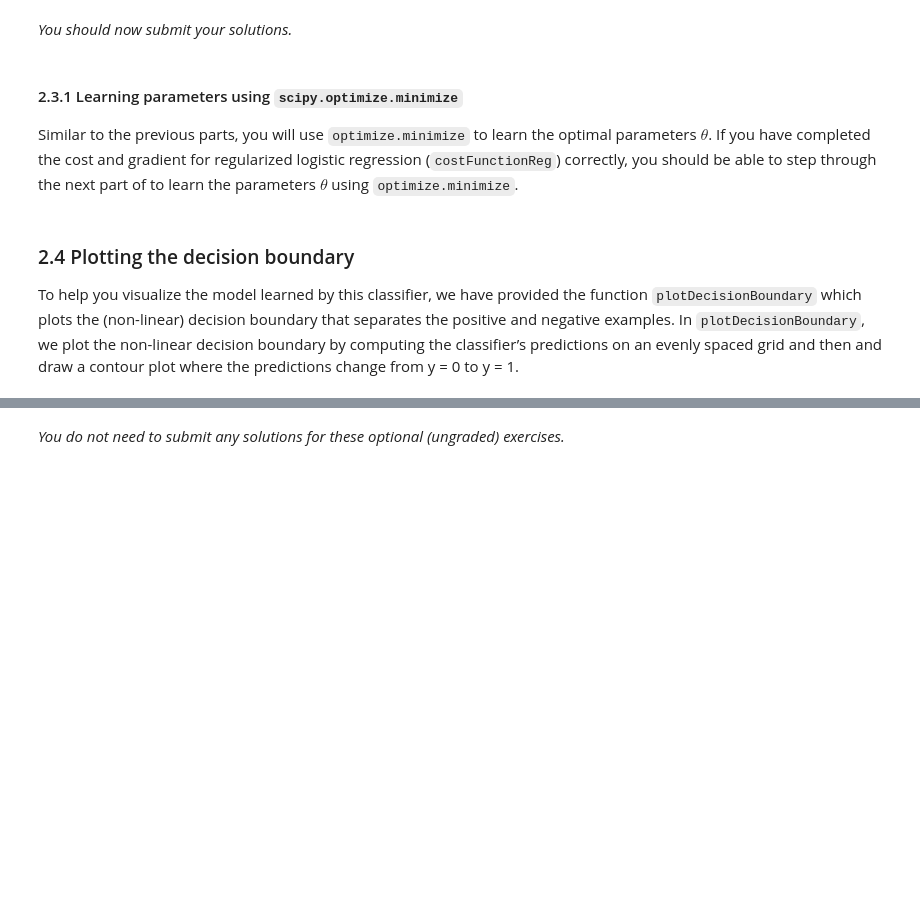
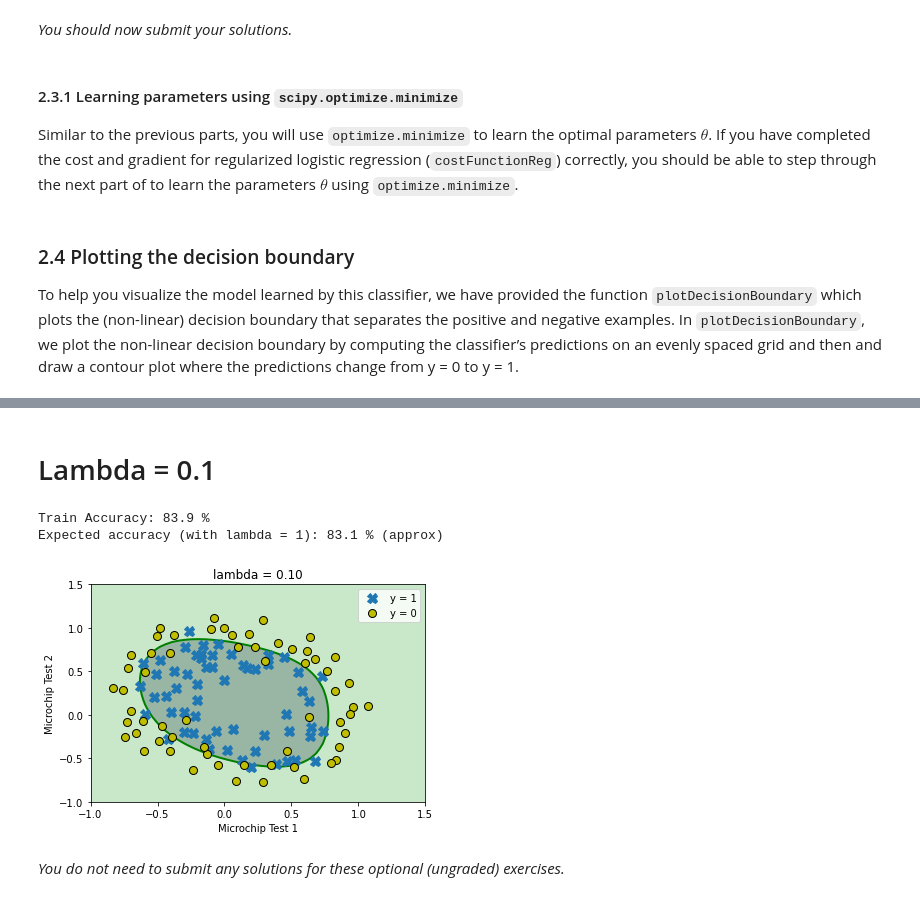
Before and after one commit to escobar-felipe/Curso_machine_learning, a Jupyter notebook: Exercise2/exercise2.ipynb, the cells around one changed output, grey strips where cells are left out. Drawn from its saved outputs; the diff is of its cells as text; code cells hidden in the pictures; blank space fills up the shorter version.

```diff
--- a/Exercise2/exercise2.ipynb
+++ b/Exercise2/exercise2.ipynb
@@ -568,7 +568,10 @@ def costFunctionReg(theta, X, y, lambda_):
 
     # ===================== YOUR CODE HERE ======================
 
-
+    h = sigmoid(np.dot(X, theta.T))
+    reg = (lambda_ / (2 * m)) * np.sum(np.square(theta))
+    J = 1 / m * np.sum(-y * np.log(h) - (1 - y)*np.log(1 -h)) + lambda_/(2*m) * np.sum(np.power(theta,2))
+    grad = 1 / m * np.dot(X.T,(h-y)) + np.dot(lambda_/m , theta)
 
     # =============================================================
     return J, grad
@@ -649,41 +670,47 @@ $\lambda$, you should find that the classifier gets almost every training exampl
 
 This is not a good decision boundary: for example, it predicts that a point at $x = (−0.25, 1.5)$ is accepted $(y = 1)$, which seems to be an incorrect decision given the training set.
 With a larger $\lambda$, you should see a plot that shows an simpler decision boundary which still separates the positives and negatives fairly well. However, if $\lambda$ is set to too high a value, you will not get a good fit and the decision boundary will not follow the data so well, thus underfitting the data.
+# %% [markdown]
+# Lambda = 0.1
 # %%
 # Initialize fitting parameters
 initial_theta = np.zeros(X.shape[1])
 
 # Set regularization parameter lambda to 1 (you should vary this)
-lambda_ = 1
+lambda_ = 0.1
 
 # set options for optimize.minimize
 options= {'maxiter': 100}
 
 res = optimize.minimize(costFunctionReg,
                         initial_theta,
                         (X, y, lambda_),
                         jac=True,
                         method='TNC',
                         options=options)
 
 # the fun property of OptimizeResult object returns
 # the value of costFunction at optimized theta
 cost = res.fun
 
 # the optimized theta is in the x property of the result
 theta = res.x
 
 utils.plotDecisionBoundary(plotData, theta, X, y)
 pyplot.xlabel('Microchip Test 1')
 pyplot.ylabel('Microchip Test 2')
 pyplot.legend(['y = 1', 'y = 0'])
 pyplot.grid(False)
 pyplot.title('lambda = %0.2f' % lambda_)
 
 # Compute accuracy on our training set
 p = predict(theta, X)
 
 print('Train Accuracy: %.1f %%' % (np.mean(p == y) * 100))
 print('Expected accuracy (with lambda = 1): 83.1 % (approx)\n')
+# %% [output]
+Train Accuracy: 83.9 %
+Expected accuracy (with lambda = 1): 83.1 % (approx)
+[figure, added]
 # %% [markdown]
 *You do not need to submit any solutions for these optional (ungraded) exercises.*
```
Also changed, not shown: parts of 2 cells of this notebook, 1 other file.
